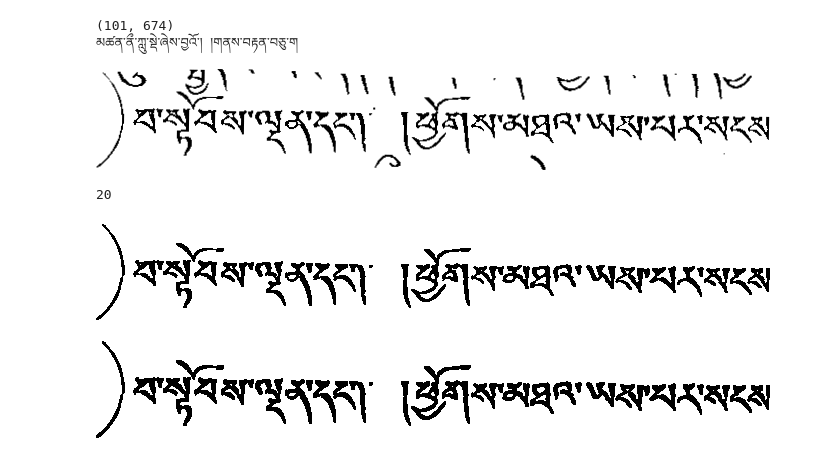
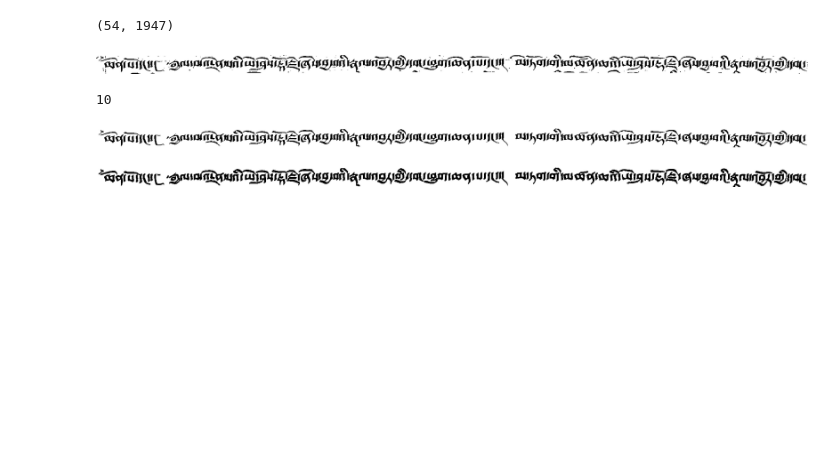
Before and after one commit to OpenPecha/Data-Processing, a Jupyter notebook: generate_ocr_from_xml_v2.ipynb, the cells around one changed output. Saved outputs shown, nothing was run; the diff lists cells and outputs as text; code cells hidden in the pictures; blank space fills up the shorter version.

```diff
--- a/generate_ocr_from_xml_v2.ipynb
+++ b/generate_ocr_from_xml_v2.ipynb
@@ -190,42 +190,41 @@ D:/Datasets/Tibetan/Glomanthang/Annotations_v2/Glomanthang-Annotations/W2KG22902
 # %%
 annotation_tree = minidom.parse(dataset_labels[idx])
 textlines = annotation_tree.getElementsByTagName('TextLine')
 centers, contour_dict = parse_labels(textlines, y_offset=0)
 
 
-image_idx = 4
+image_idx = 3
 dataset: list[LineSample] = []
 
 for line_idx, (_, (k, v)) in enumerate(zip(centers, contour_dict.items())):
         points, label, angle = v
         #print(label)
         (x, y), (width, height), angle = cv2.minAreaRect(points)
-        line_image = generate_line_image_v1(image_bw2, points, angle, kernel=(6, 4), iterations=14)
+        line_image = generate_line_image_v1(image_bw2, points, angle, kernel=(6, 4), iterations=4)
         line_image = cv2.bitwise_not(line_image)
         line_sample = LineSample(line_image, label, x, y, width, height)
         dataset.append(line_sample)
 
 print(dataset[image_idx].image.shape)
 print(dataset[image_idx].label)
 show_image(dataset[image_idx].image)
 
 # filter output
 y_off = int(dataset[image_idx].image.shape[0] * 0.2)
 print(y_off)
 filtered_image = filter_components(dataset[image_idx].image, y_offset=y_off, area_threshold=10, x_border=False)
 #filtered_image = cv2.erode(filtered_image, (2,2), 1)
 show_image(filtered_image)
 # %% [output]
-(101, 674)
-མཚན་ནྀ་ཀླུ་སྡེ་ཞེས་བྱའོ་། །གནས་བརྟན་བཅུ་ག
+(54, 1947)
-[figure, old version]
+[figure, new version]
-20
+10
-[figure, old version]
+[figure, new version]
 # %%
 filtered_image = cv2.erode(filtered_image, (2,2), 1)
 show_image(filtered_image)
 # %% [output]
-[figure, old version]
+[figure, new version]
 # %%
 def get_page_data(image: str, annotation: str) -> tuple[str, list[LineSample]]:
 
```
Also changed, not shown: parts of 4 cells of this notebook, 2 other files.
